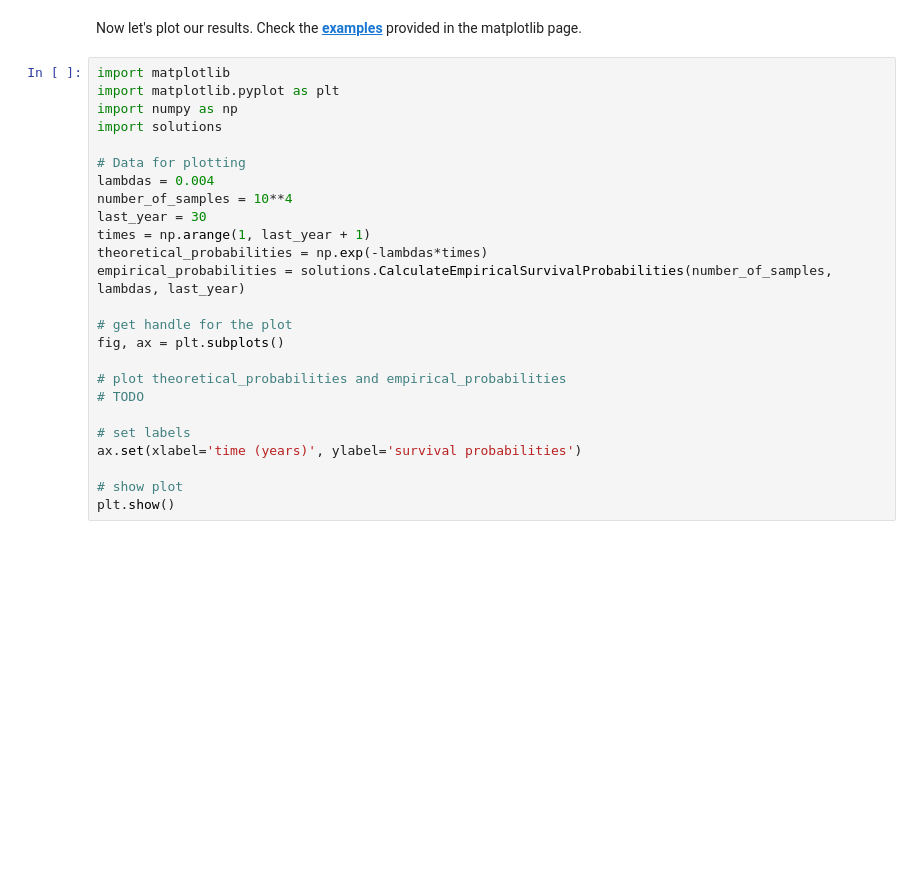
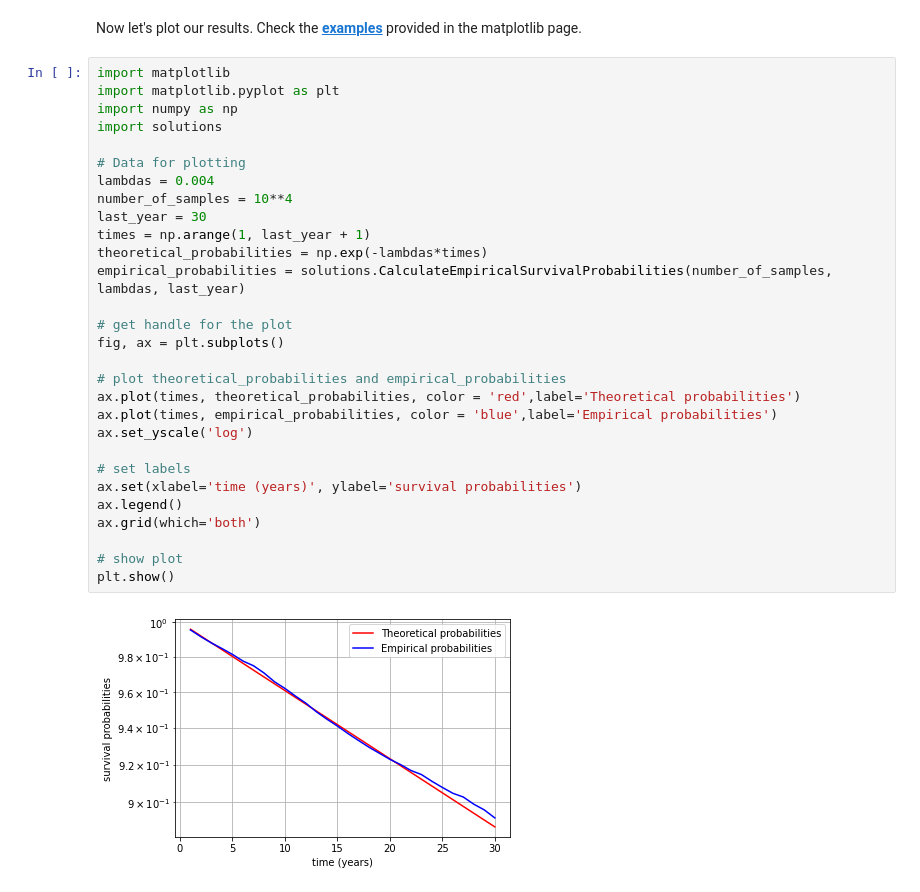
Before and after one commit to MPaggiaro/financial-engineering-pyhton-lab, a Jupyter notebook: 4_exercises.ipynb, the cells around one changed output. Saved outputs shown, nothing was run; the diff lists cells and outputs as text; blank space fills up the shorter version.

Commit message:
Finished exercises & plots

```diff
--- a/4_exercises.ipynb
+++ b/4_exercises.ipynb
@@ -269,25 +277,31 @@ Now let's plot our results. Check the __[examples](https://matplotlib.org/tutori
 # %%
 import matplotlib
 import matplotlib.pyplot as plt
 import numpy as np
 import solutions
 
 # Data for plotting
 lambdas = 0.004
 number_of_samples = 10**4
 last_year = 30
 times = np.arange(1, last_year + 1)
 theoretical_probabilities = np.exp(-lambdas*times)
 empirical_probabilities = solutions.CalculateEmpiricalSurvivalProbabilities(number_of_samples, lambdas, last_year)
 
 # get handle for the plot
 fig, ax = plt.subplots()
 
 # plot theoretical_probabilities and empirical_probabilities
-# TODO
+ax.plot(times, theoretical_probabilities, color = 'red',label='Theoretical probabilities')
+ax.plot(times, empirical_probabilities, color = 'blue',label='Empirical probabilities')
+ax.set_yscale('log')
 
 # set labels
 ax.set(xlabel='time (years)', ylabel='survival probabilities')
+ax.legend()
+ax.grid(which='both')
 
 # show plot
 plt.show()
+# %% [output]
+[figure, added]
```
Also changed, not shown: parts of 5 cells of this notebook, 1 other file.
